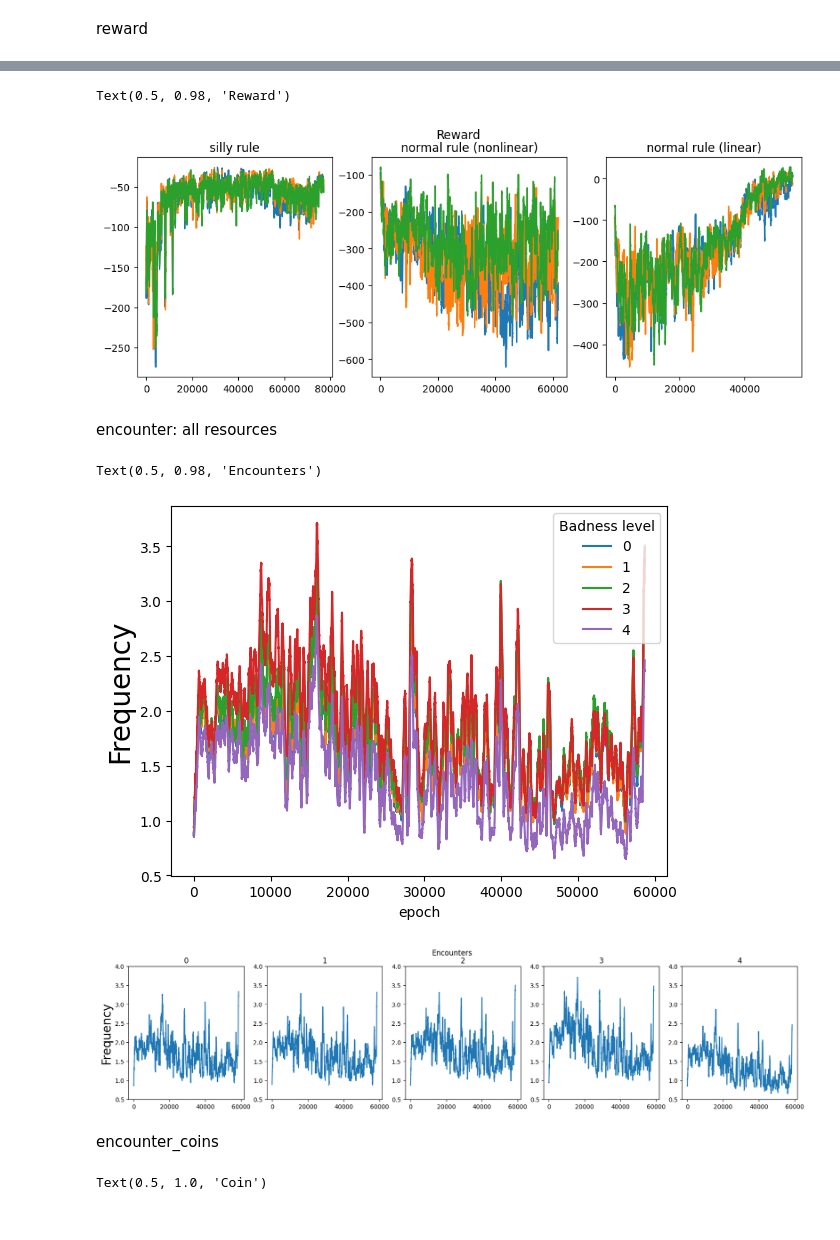
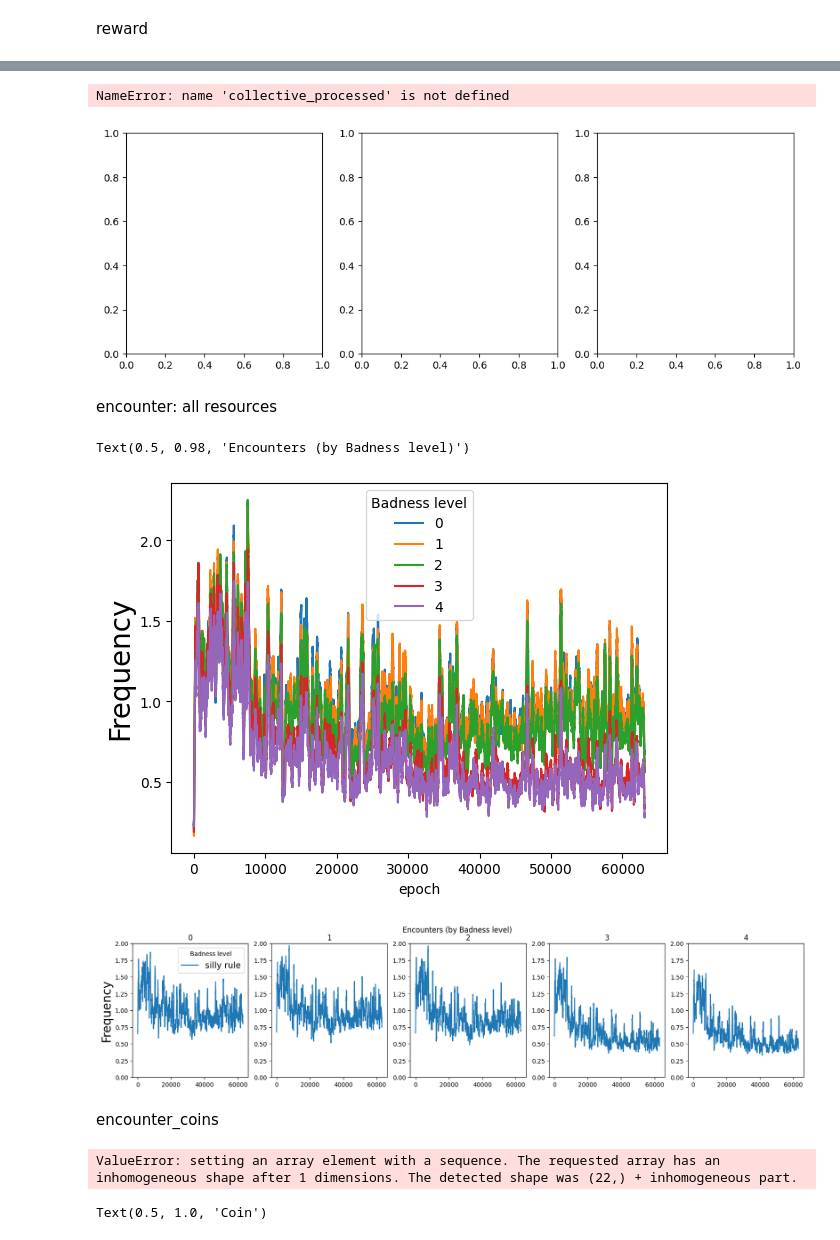
Before and after one commit to social-ai-uoft/sorrel, a Jupyter notebook: examples/state_punishment/analysis/analysis_v2.ipynb, the cells around one changed output, grey strips where cells are left out. Saved outputs shown, nothing was run; the diff lists cells and outputs as text; code cells hidden in the pictures.

```diff
--- a/examples/state_punishment/analysis/analysis_v2.ipynb
+++ b/examples/state_punishment/analysis/analysis_v2.ipynb
@@ -523,7 +523,10 @@ reward
 
 
 folders = [
-    'Study1_experiment_cond_stacked_view_simple_actions_3agents_respawn_0.04_s1_r1_seed3_20250507-18051746658070',
+    # 'Study1_experiment_cond_stacked_view_simple_actions_3agents_respawn_0.04_s1_r1_seed3_20250507-18051746658070',
+    "Study1_experiment_cond_v2_improved_punishment_scheme_stacked_view_simple_actions_3agents_respawn_0.04_s1_r1_seed3_20250603-11061748963658"
+    # 'Study1_control_only_taboo_cond_stacked_view_simple_actions_3agents_respawn_0.04_s1_r1_seed3_20250522-16051747946616',
+    # 'Study1_control_only_taboo_transfer_from_exp_cond_stacked_view_simple_actions_3agents_respawn_0.04_s1_r1_seed3_20250526-21051748308104'
 ]
 collective_rs = [[] for _ in range(len(folders))]
 for ixs, folder in enumerate(folders):
@@ -577,16 +580,14 @@ collective_processed = [[np.array(list(itertools.chain(*agent_condition_data)))
                         for condition_data in collective]
 collective_rs_ = [np.mean(trim_and_calculate_mean(collective_processed[i]), axis=0) for i in range(len(collective_processed))]
 # %%
-labels = ['composite', 'simple']
-labels = ['single_view & simple_actions', 'single_view & compound_actions', 'stacked_views & simple_actions', 'stacked_views & compound_actions']
-labels = ['silly rule', 'normal rule (nonlinear)', 'normal rule (linear)']
+labels = ['silly rule', 'important rule', 'important rule (transfer)']
 
 alpha = 0.2
-wsize = 200
+wsize = 500
 for ixs, d in enumerate(collective_rs_):
     # plt.plot(exponential_moving_average(d, alpha), label=labels[ixs])
     plt.plot(rolling_average(d, wsize), label=labels[ixs])
-# plt.legend()
+plt.legend()
 plt.ylabel('Mean R', fontsize=20)
 plt.xlabel('epoch')
 # plt.title('Mean R')
@@ -602,13 +603,16 @@ for i in range(len(labels)):
     axes[i].set_title(labels[i])
 plt.suptitle('Reward')
 # %% [output]
-Text(0.5, 0.98, 'Reward')
+NameError: name 'collective_processed' is not defined
-[figure, old version]
+[figure, new version]
 # %% [markdown]
 encounter: all resources
 # %%
 folders = [
-    'Study1_experiment_cond_stacked_view_simple_actions_3agents_respawn_0.04_s1_r1_seed3_20250507-18051746658070',
+    # 'Study1_experiment_cond_stacked_view_simple_actions_3agents_respawn_0.04_s1_r1_seed3_20250507-18051746658070',
+    'Study1_experiment_cond_v2_improved_punishment_scheme_stacked_view_simple_actions_3agents_respawn_0.04_s1_r1_seed3_20250603-11061748963658',
+    # 'Study1_control_only_taboo_cond_stacked_view_simple_actions_3agents_respawn_0.04_s1_r1_seed3_20250522-16051747946616',
+    # 'Study1_control_only_taboo_transfer_from_exp_cond_stacked_view_simple_actions_3agents_respawn_0.04_s1_r1_seed3_20250526-21051748308104'
 ]
 entity_names = ['Encounters_A', 'Encounters_B', 'Encounters_C', 'Encounters_D', 'Encounters_E']
 total_all_entities = {}
@@ -624,42 +628,44 @@ for entity_name in entity_names:
         for item in items:
 
             if entity_name in item:
 
                 sub_dir = os.path.join(parent_dir, item)
                 file = os.listdir(sub_dir)[0]
                 data = pd.read_csv(os.path.join(sub_dir, file))
                 total[ixs].append(data['Value'].to_numpy()[:]) # trim if needed
 
-    total_avg = [np.mean(total[i], axis=0) for i in range(len(total))]
+    total_avg = [np.mean(trim_and_calculate_mean(total[i]), axis=0) for i in range(len(total))]
     total_all_entities[entity_name] = total_avg
 
 # plot all entities in the same figure, not subplots
-wsize = 400
+wsize = 200
 for badness_level, entity_name in enumerate(entity_names):
     for ixs, d in enumerate(total_all_entities[entity_name]):
         # plt.plot(exponential_moving_average(d, alpha), label=labels[ixs])
         plt.plot(rolling_average(d, wsize), label=badness_level)
 plt.legend(title='Badness level')
 plt.ylabel('Frequency', fontsize=20)
 plt.xlabel('epoch')
 
 
 # in a separate figure, plot all entities in subplots, make sure the yaxis is the same
 fig, axes = plt.subplots(1, len(entity_names), figsize=(4*len(entity_names),4))
-wsize = 400
+wsize = 300
 for i in range(len(entity_names)):
     for j in range(len(total_all_entities[entity_names[i]])):
-        axes[i].plot(rolling_average(total_all_entities[entity_names[i]][j], wsize))
+        axes[i].plot(rolling_average(total_all_entities[entity_names[i]][j], wsize), label=['silly rule', 'important rule', 'important rule (transfer)'][j])
     axes[i].set_title(i)
     if i == 0:
         axes[i].set_ylabel('Frequency', fontsize=20)
+        axes[i].legend(title='Badness level', fontsize=14)
         # axes[i].set_xlabel('epoch', fontsize=20)
-    axes[i].set_ylim([0.5, 4])
-plt.suptitle('Encounters')
+    axes[i].set_ylim([0, 2])
+
+plt.suptitle('Encounters (by Badness level)')
 # %% [output]
-Text(0.5, 0.98, 'Encounters')
+Text(0.5, 0.98, 'Encounters (by Badness level)')
-[figure, old version]
+[figure, new version]
-[figure, old version]
+[figure, new version]
 # %% [markdown]
 encounter_coins
 # %%
@@ -685,6 +691,8 @@ for ixs, folder in enumerate(folders):
             collective[ixs].append(data['Value'].to_numpy()[:]) # trim if needed
 
 collective_ = [np.mean(collective[i], axis=0) for i in range(len(collective))]
+# %% [output]
+ValueError: setting an array element with a sequence. The requested array has an inhomogeneous shape after 1 dimensions. The detected shape was (22,) + inhomogeneous part.
 # %%
 # combine different checkpoints
 
```
Also changed, not shown: parts of 8 cells of this notebook, 11 other files.
